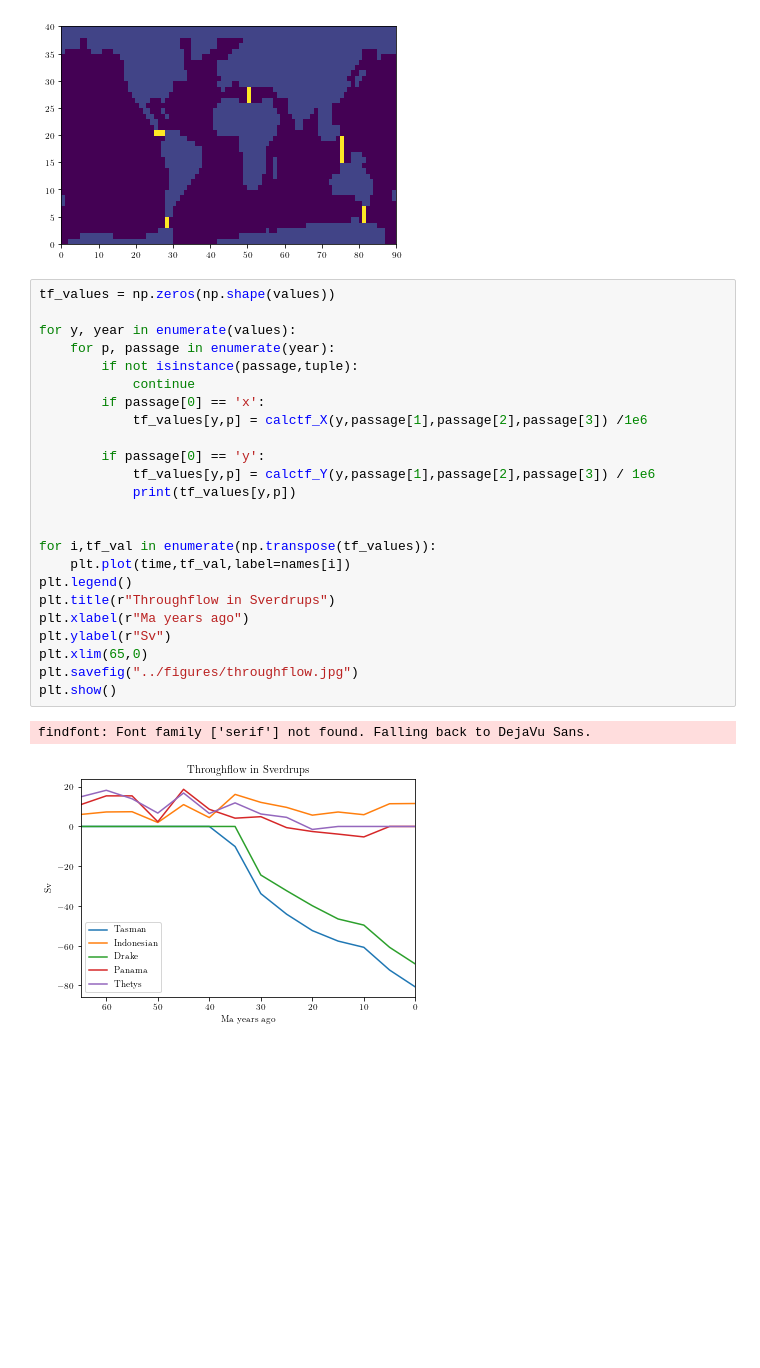
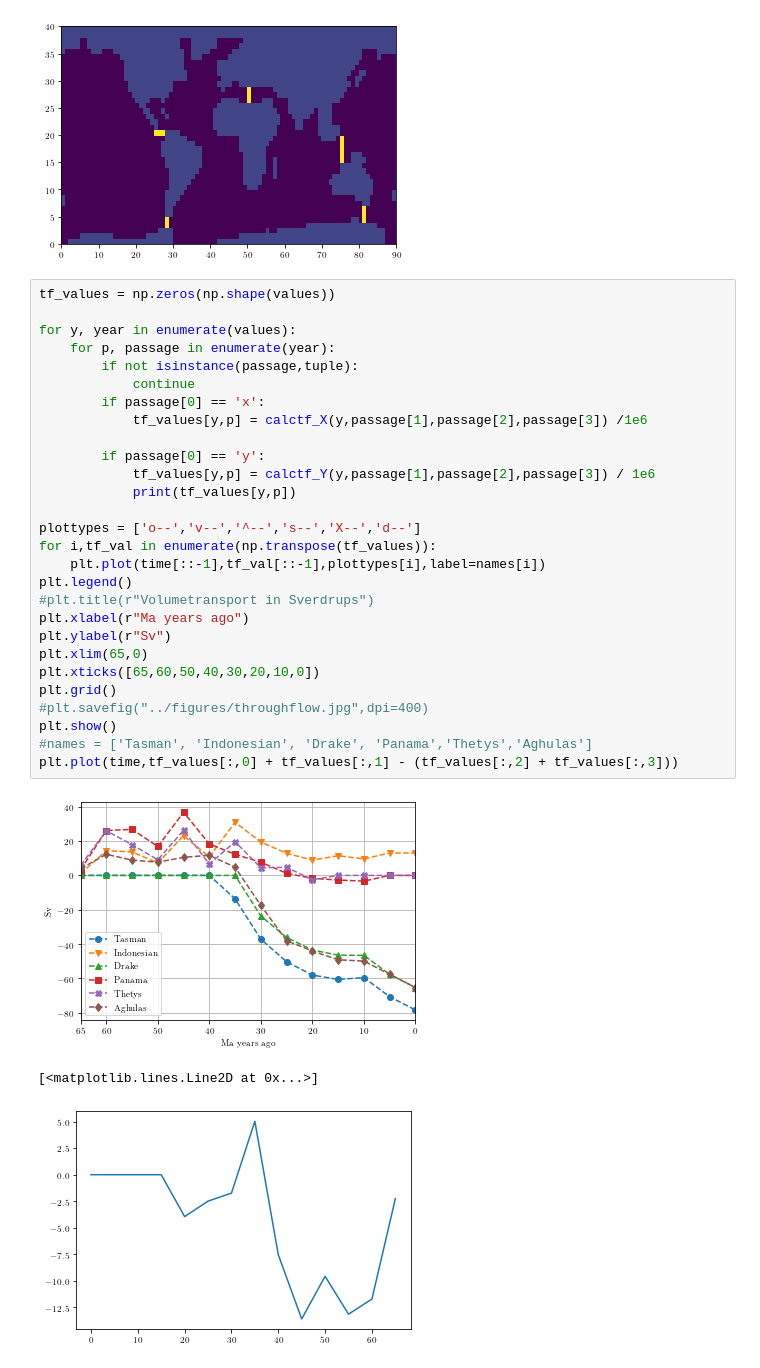
Before and after one commit to martedv/veros_bathymetry_eocene_pliocene, a Jupyter notebook: plotting/notebooks/throughflow.ipynb, the cells around one changed output. Cells and saved outputs as stored; diff of their text form; blank space fills up the shorter version.

```diff
--- a/plotting/notebooks/throughflow.ipynb
+++ b/plotting/notebooks/throughflow.ipynb
@@ -151,27 +176,32 @@ def calctf_Y(time,lat, minlong, maxlong):
 # %%
 tf_values = np.zeros(np.shape(values))
 
 for y, year in enumerate(values):
     for p, passage in enumerate(year):
         if not isinstance(passage,tuple):
             continue
         if passage[0] == 'x':
             tf_values[y,p] = calctf_X(y,passage[1],passage[2],passage[3]) /1e6
 
         if passage[0] == 'y':
             tf_values[y,p] = calctf_Y(y,passage[1],passage[2],passage[3]) / 1e6
             print(tf_values[y,p])
 
-
+plottypes = ['o--','v--','^--','s--','X--','d--']
 for i,tf_val in enumerate(np.transpose(tf_values)):
-    plt.plot(time,tf_val,label=names[i])
+    plt.plot(time[::-1],tf_val[::-1],plottypes[i],label=names[i])
 plt.legend()
-plt.title(r"Throughflow in Sverdrups")
+#plt.title(r"Volumetransport in Sverdrups")
 plt.xlabel(r"Ma years ago")
 plt.ylabel(r"Sv")
 plt.xlim(65,0)
-plt.savefig("../figures/throughflow.jpg")
+plt.xticks([65,60,50,40,30,20,10,0])
+plt.grid()
+#plt.savefig("../figures/throughflow.jpg",dpi=400)
 plt.show()
+#names = ['Tasman', 'Indonesian', 'Drake', 'Panama','Thetys','Aghulas']
+plt.plot(time,tf_values[:,0] + tf_values[:,1] - (tf_values[:,2] + tf_values[:,3]))
 # %% [output]
+[figure, new version]
-findfont: Font family ['serif'] not found. Falling back to DejaVu Sans.
+[<matplotlib.lines.Line2D at 0x...>]
-[figure, old version]
+[figure, added]
```
Also changed, not shown: parts of 4 cells of this notebook, 48 other files.
